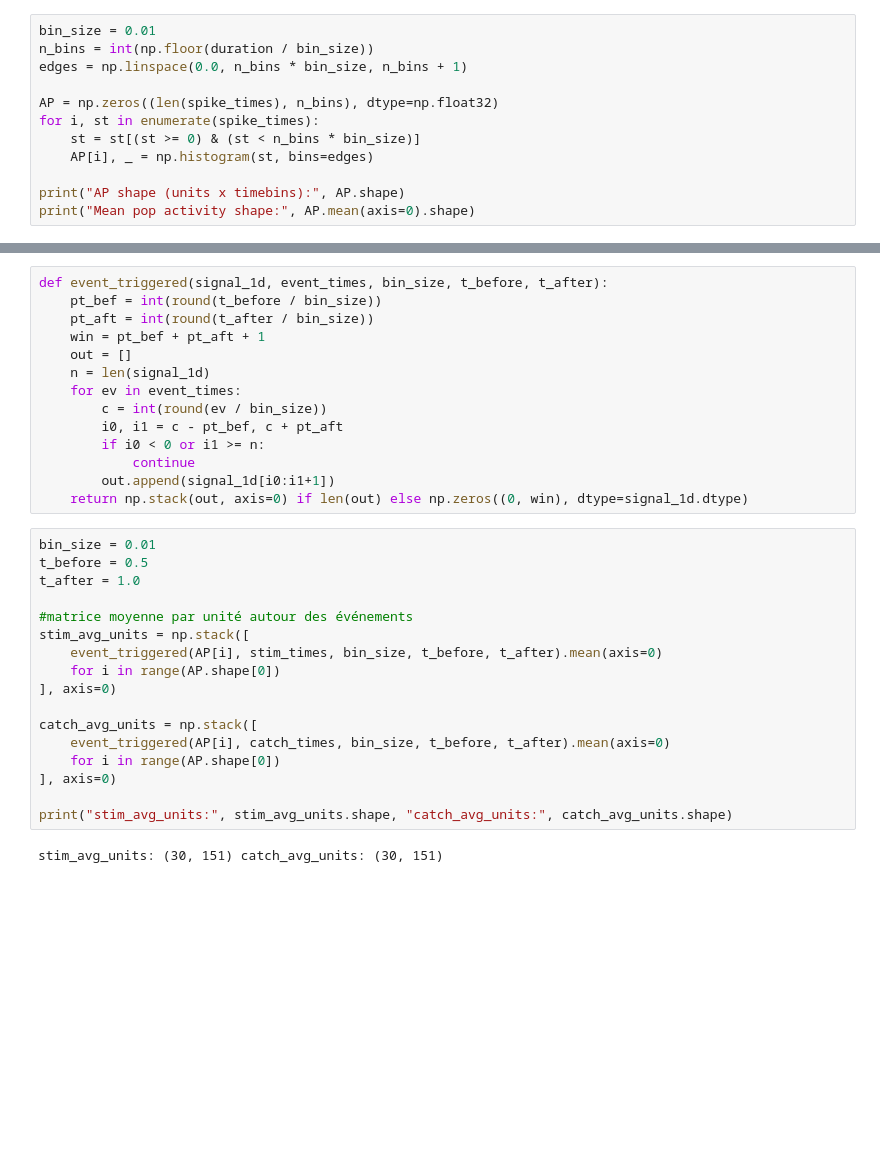
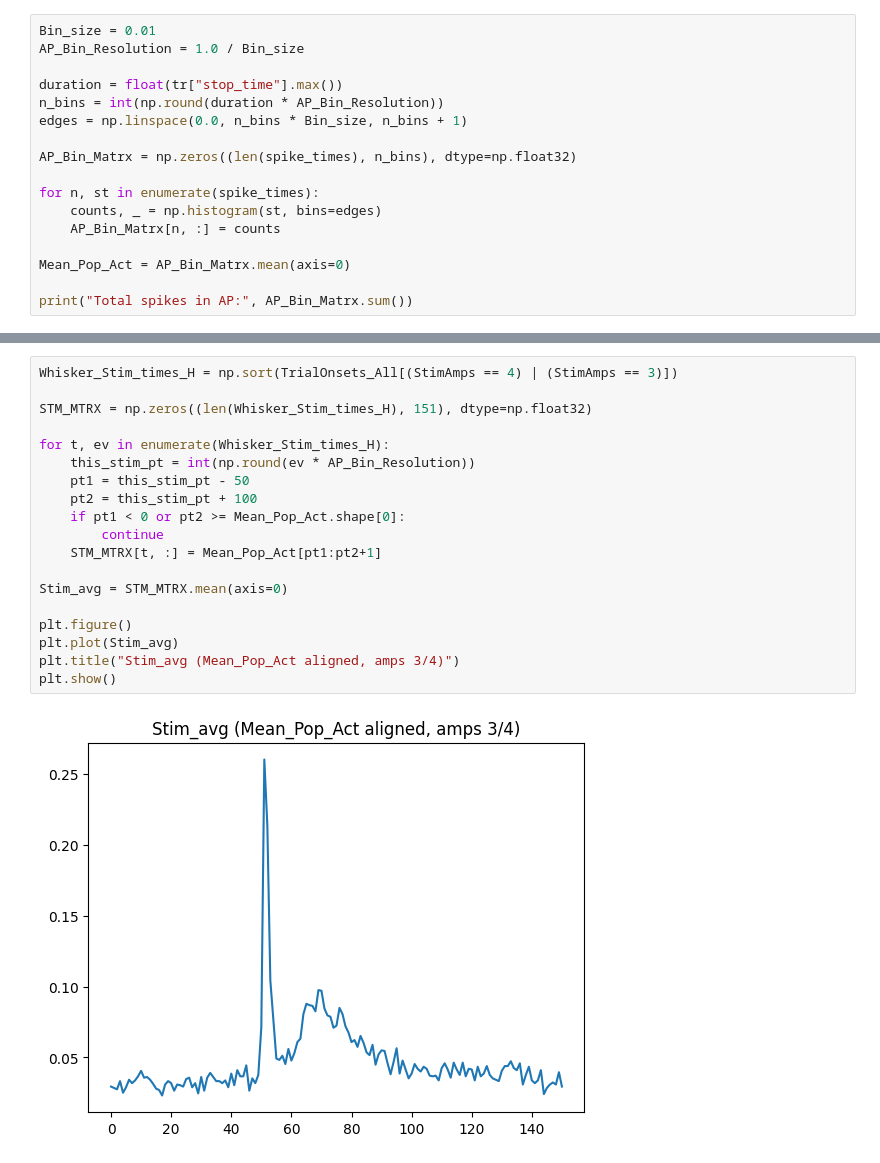
Before and after one commit to guenzi/NEURO-X-Project-I, a Jupyter notebook: nwb_analysis.ipynb, the cells around one changed output, grey strips where cells are left out. Cells and saved outputs as stored; diff of their text form; blank space fills up the shorter version.

```diff
--- a/nwb_analysis.ipynb
+++ b/nwb_analysis.ipynb
@@ -47,13 +32,18 @@ Selected units: 30 Duration (s): 3882.8815666666665
 # %%
-bin_size = 0.01
-n_bins = int(np.floor(duration / bin_size))
-edges = np.linspace(0.0, n_bins * bin_size, n_bins + 1)
+Bin_size = 0.01
+AP_Bin_Resolution = 1.0 / Bin_size
 
-AP = np.zeros((len(spike_times), n_bins), dtype=np.float32)
-for i, st in enumerate(spike_times):
-    st = st[(st >= 0) & (st < n_bins * bin_size)]
-    AP[i], _ = np.histogram(st, bins=edges)
+duration = float(tr["stop_time"].max())
+n_bins = int(np.round(duration * AP_Bin_Resolution))
+edges = np.linspace(0.0, n_bins * Bin_size, n_bins + 1)
 
-print("AP shape (units x timebins):", AP.shape)
-print("Mean pop activity shape:", AP.mean(axis=0).shape)
+AP_Bin_Matrx = np.zeros((len(spike_times), n_bins), dtype=np.float32)
+
+for n, st in enumerate(spike_times):
+    counts, _ = np.histogram(st, bins=edges)
+    AP_Bin_Matrx[n, :] = counts
+
+Mean_Pop_Act = AP_Bin_Matrx.mean(axis=0)
+
+print("Total spikes in AP:", AP_Bin_Matrx.sum())
 # %% [output]
@@ -80,33 +51,21 @@ amps: [1. 2. 3. 4.]
-# %%
-def event_triggered(signal_1d, event_times, bin_size, t_before, t_after):
-    pt_bef = int(round(t_before / bin_size))
-    pt_aft = int(round(t_after / bin_size))
-    win = pt_bef + pt_aft + 1
-    out = []
-    n = len(signal_1d)
-    for ev in event_times:
-        c = int(round(ev / bin_size))
-        i0, i1 = c - pt_bef, c + pt_aft
-        if i0 < 0 or i1 >= n:
-            continue
-        out.append(signal_1d[i0:i1+1])
-    return np.stack(out, axis=0) if len(out) else np.zeros((0, win), dtype=signal_1d.dtype)
-# %%
-bin_size = 0.01
-t_before = 0.5
-t_after = 1.0
-
-#matrice moyenne par unité autour des événements
-stim_avg_units = np.stack([
-    event_triggered(AP[i], stim_times, bin_size, t_before, t_after).mean(axis=0)
-    for i in range(AP.shape[0])
-], axis=0)
-
-catch_avg_units = np.stack([
-    event_triggered(AP[i], catch_times, bin_size, t_before, t_after).mean(axis=0)
-    for i in range(AP.shape[0])
-], axis=0)
-
-print("stim_avg_units:", stim_avg_units.shape, "catch_avg_units:", catch_avg_units.shape)
-# %% [output]
-stim_avg_units: (30, 151) catch_avg_units: (30, 151)
+# %%
+Whisker_Stim_times_H = np.sort(TrialOnsets_All[(StimAmps == 4) | (StimAmps == 3)])
+
+STM_MTRX = np.zeros((len(Whisker_Stim_times_H), 151), dtype=np.float32)
+
+for t, ev in enumerate(Whisker_Stim_times_H):
+    this_stim_pt = int(np.round(ev * AP_Bin_Resolution))
+    pt1 = this_stim_pt - 50
+    pt2 = this_stim_pt + 100
+    if pt1 < 0 or pt2 >= Mean_Pop_Act.shape[0]:
+        continue
+    STM_MTRX[t, :] = Mean_Pop_Act[pt1:pt2+1]
+
+Stim_avg = STM_MTRX.mean(axis=0)
+
+plt.figure()
+plt.plot(Stim_avg)
+plt.title("Stim_avg (Mean_Pop_Act aligned, amps 3/4)")
+plt.show()
+# %% [output]
+[figure, added]
```
Also changed, not shown: parts of 15 cells of this notebook.
